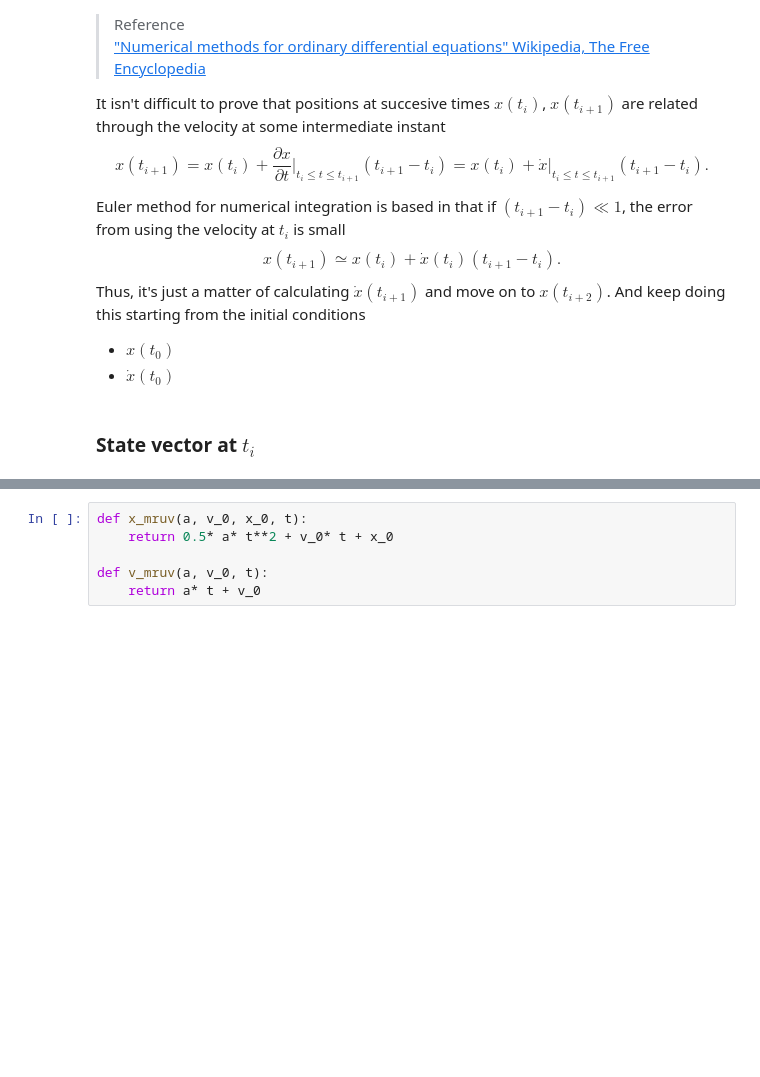
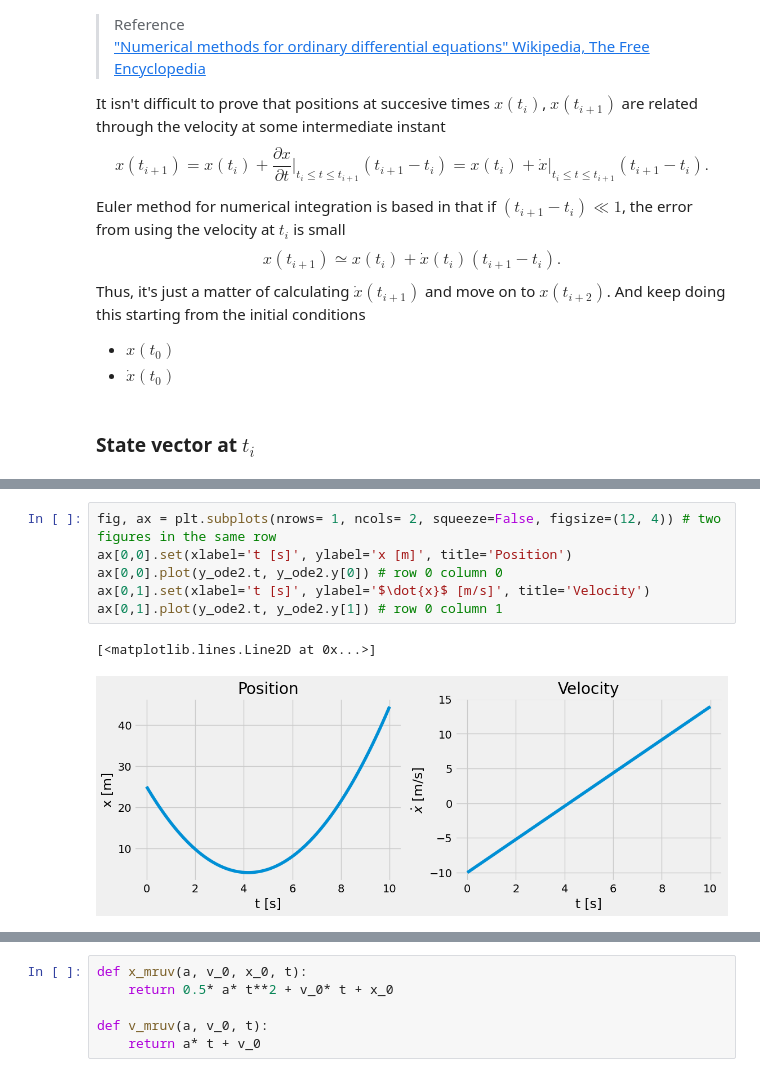
Before and after one commit to unlam/ComputationalAnalyticalMechanics, a Jupyter notebook: 05Simulation/atwoodSimulationSolved.ipynb, the cells around one changed output, grey strips where cells are left out. Drawn from its saved outputs; the diff is of its cells as text; blank space fills up the shorter version.

```diff
--- a/05Simulation/atwoodSimulationSolved.ipynb
+++ b/05Simulation/atwoodSimulationSolved.ipynb
@@ -484,0 +467,9 @@ Defino funciones que calculan la posición y velocidad a partir de la $\ddot{x}$
+# %%
+fig, ax = plt.subplots(nrows= 1, ncols= 2, squeeze=False, figsize=(12, 4)) # two figures in the same row
+ax[0,0].set(xlabel='t [s]', ylabel='x [m]', title='Position')
+ax[0,0].plot(y_ode2.t, y_ode2.y[0]) # row 0 column 0
+ax[0,1].set(xlabel='t [s]', ylabel='$\dot{x}$ [m/s]', title='Velocity')
+ax[0,1].plot(y_ode2.t, y_ode2.y[1]) # row 0 column 1
+# %% [output]
+[<matplotlib.lines.Line2D at 0x...>]
+[figure, added]
```
Also changed, not shown: parts of 44 cells of this notebook, 1 other file.
